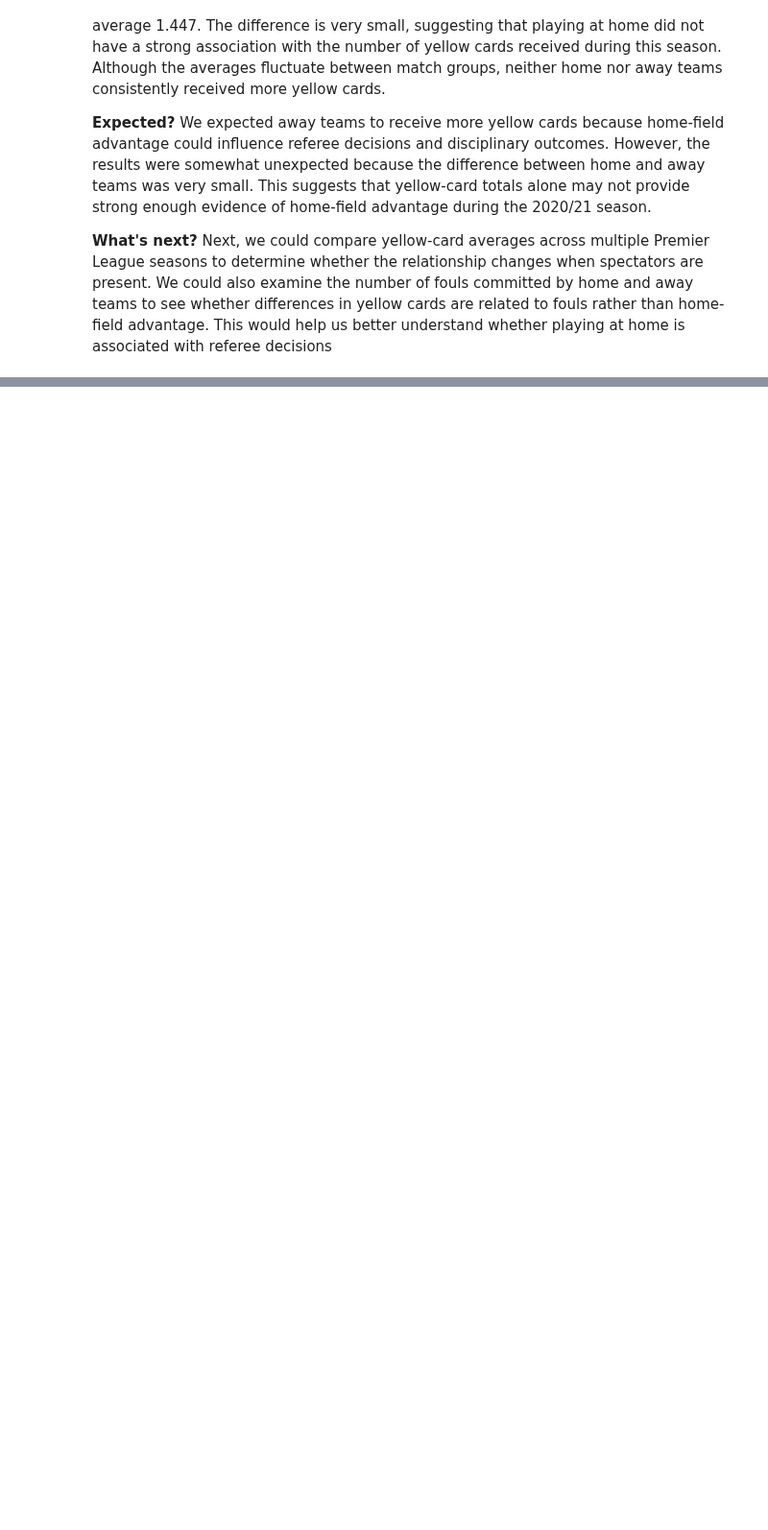
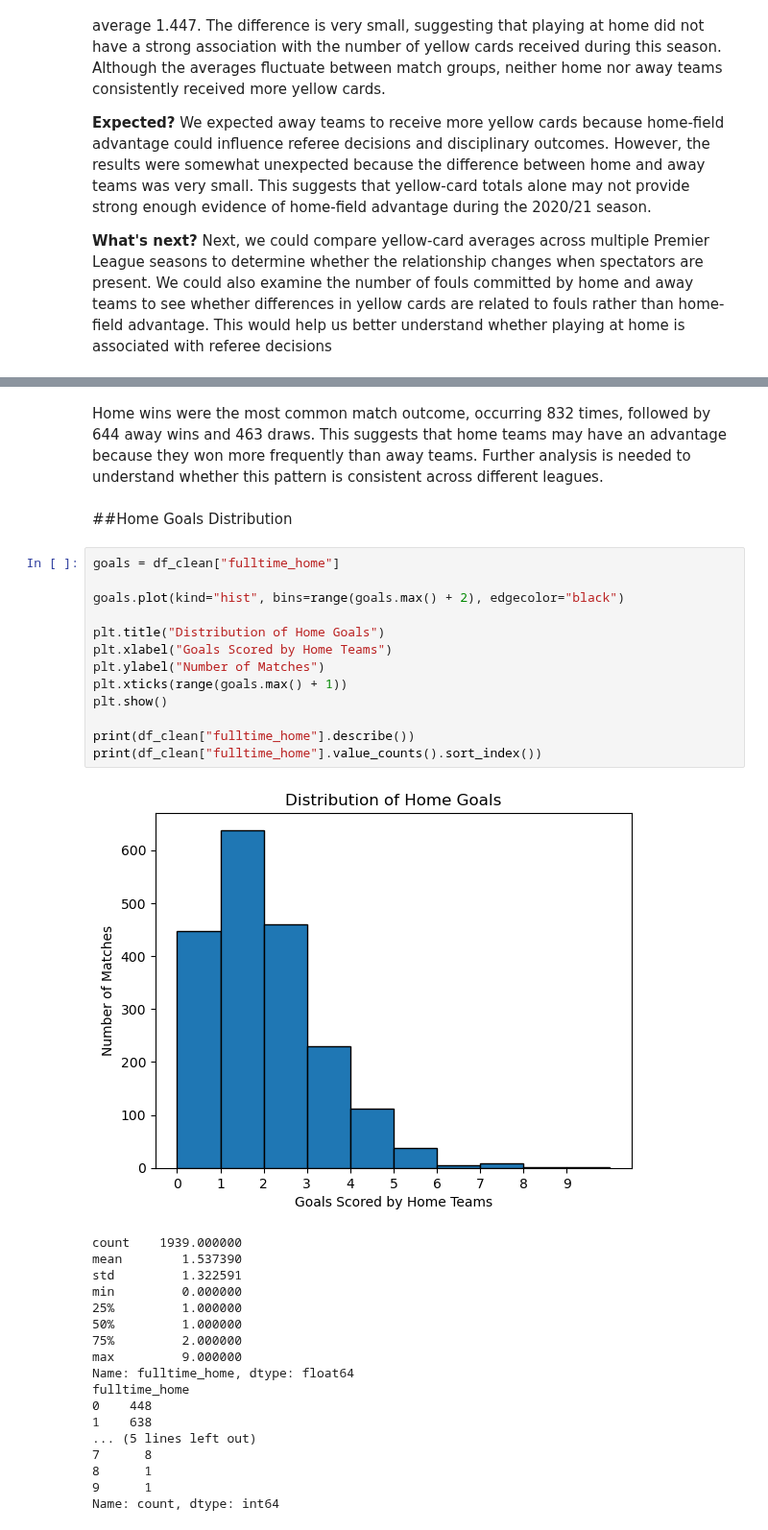
Before and after one commit to YoussefEgh/cs418-football, a Jupyter notebook: eda.ipynb, the cells around one changed output, grey strips where cells are left out. Shown at 96% size. Saved outputs shown, nothing was run; the diff lists cells and outputs as text; blank space fills up the shorter version.

```diff
--- a/eda.ipynb
+++ b/eda.ipynb
@@ -490,0 +748,36 @@ Next, we could compare yellow-card averages across multiple Premier League seaso
+# %% [markdown]
+Home wins were the most common match outcome, occurring 832 times, followed by 644 away wins and 463 draws. This suggests that home teams may have an advantage because they won more frequently than away teams. Further analysis is needed to understand whether this pattern is consistent across different leagues.
+# %% [markdown]
+##Home Goals Distribution
+# %%
+goals = df_clean["fulltime_home"]
+
+goals.plot(kind="hist", bins=range(goals.max() + 2), edgecolor="black")
+
+plt.title("Distribution of Home Goals")
+plt.xlabel("Goals Scored by Home Teams")
+plt.ylabel("Number of Matches")
+plt.xticks(range(goals.max() + 1))
+plt.show()
+
+print(df_clean["fulltime_home"].describe())
+print(df_clean["fulltime_home"].value_counts().sort_index())
+# %% [output]
+[figure, added]
+count    1939.000000
+mean        1.537390
+std         1.322591
+min         0.000000
+25%         1.000000
+50%         1.000000
+75%         2.000000
+max         9.000000
+Name: fulltime_home, dtype: float64
+fulltime_home
+0    448
+1    638
+... (5 lines left out)
+7      8
+8      1
+9      1
+Name: count, dtype: int64
```
Also changed, not shown: parts of 44 cells of this notebook.
